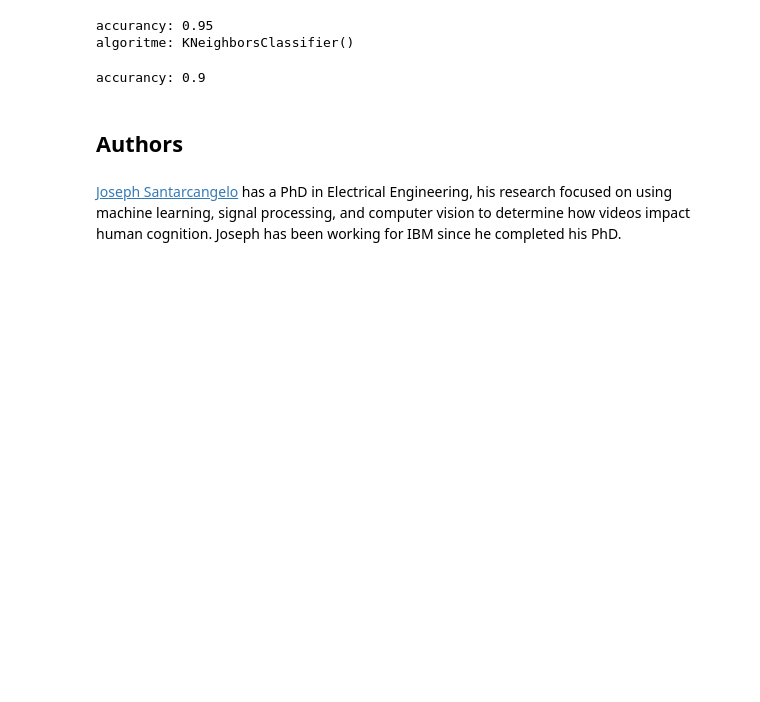
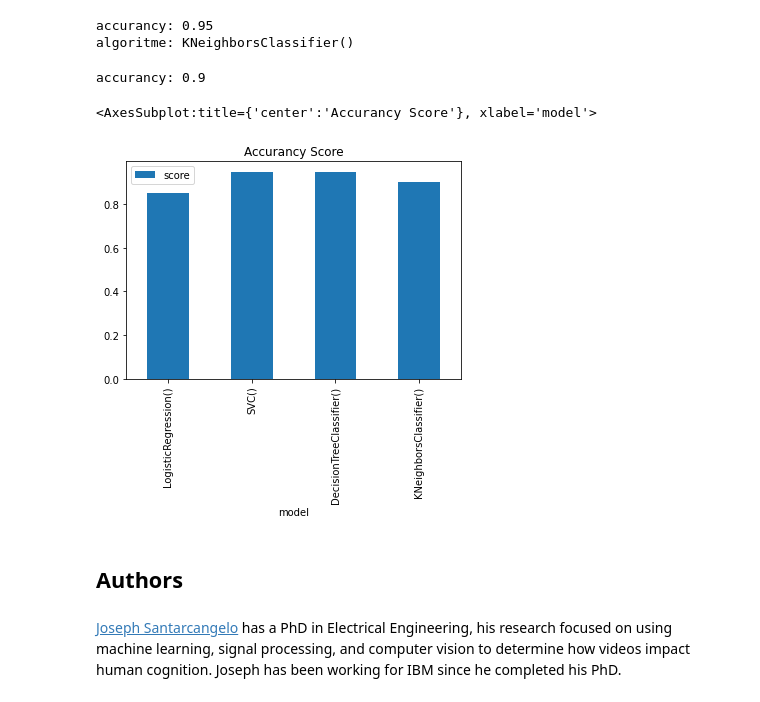
Before and after one commit to es-h3/Coursera-Applied-Data-Science-Capstone, a Jupyter notebook: Week 4 - Complete the Machine Learning Prediction .ipynb, the cells around one changed output. Drawn from its saved outputs; the diff is of its cells as text; code cells hidden in the pictures; blank space fills up the shorter version.

```diff
--- a/Week 4 - Complete the Machine Learning Prediction .ipynb
+++ b/Week 4 - Complete the Machine Learning Prediction .ipynb
@@ -349,9 +349,13 @@ plot_confusion_matrix(Y_test,yhat)
 Find the method performs best:
 # %%
 models=[logreg_cv,svm_cv,tree_cv,knn_cv]
+modelt=[]
+acc_score=[]
 
 for m in models:
+     modelt.append(m.estimator)
      print("algoritme:",m.estimator)
+     acc_score.append(m.fit(X_test,Y_test).best_score_)
      print("accurancy:",m.fit(X_test,Y_test).best_score_)
 # %% [output]
 algoritme: LogisticRegression()
@@ -362,6 +366,13 @@ algoritme: DecisionTreeClassifier()
 accurancy: 0.95
 algoritme: KNeighborsClassifier()
 accurancy: 0.9
+# %%
+score_graph_data=pd.DataFrame({"model":modelt,"score":acc_score})
+score_graph_data
+score_graph_data.plot.bar(x="model",y="score",title="Accurancy Score")
+# %% [output]
+<AxesSubplot:title={'center':'Accurancy Score'}, xlabel='model'>
+[figure, added]
 # %% [markdown]
 ## Authors
 # %% [markdown]
```
Also changed, not shown: parts of 3 cells of this notebook.
